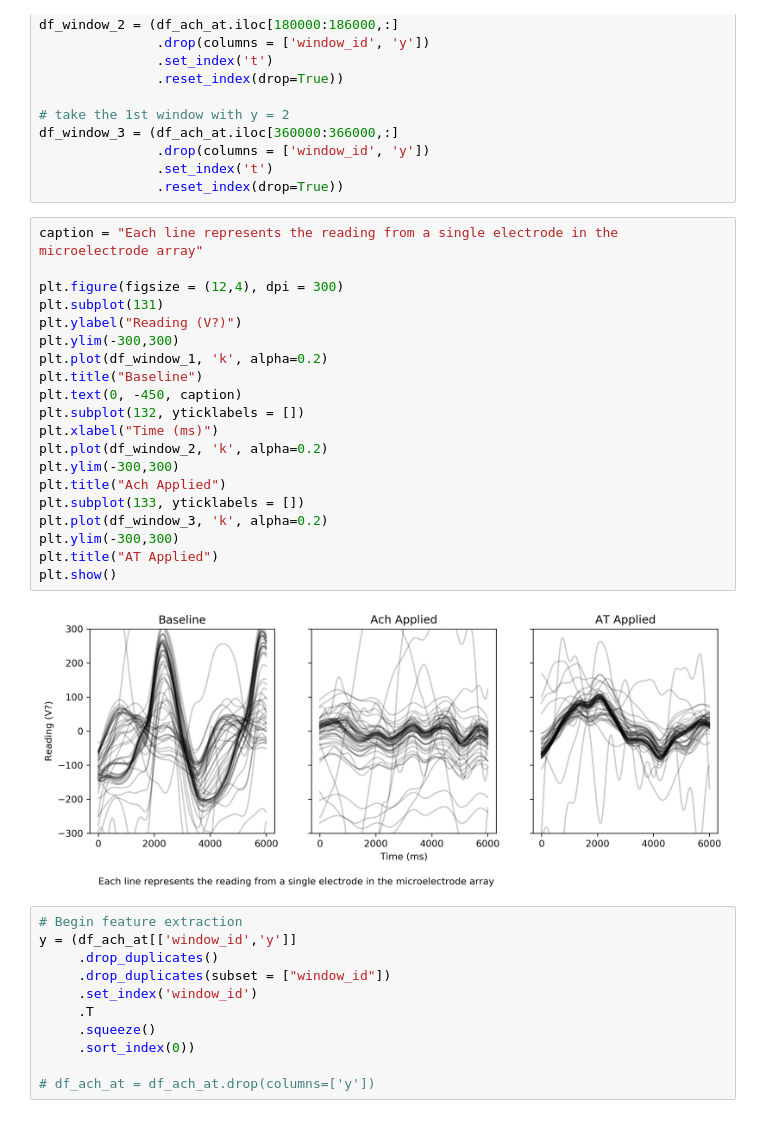
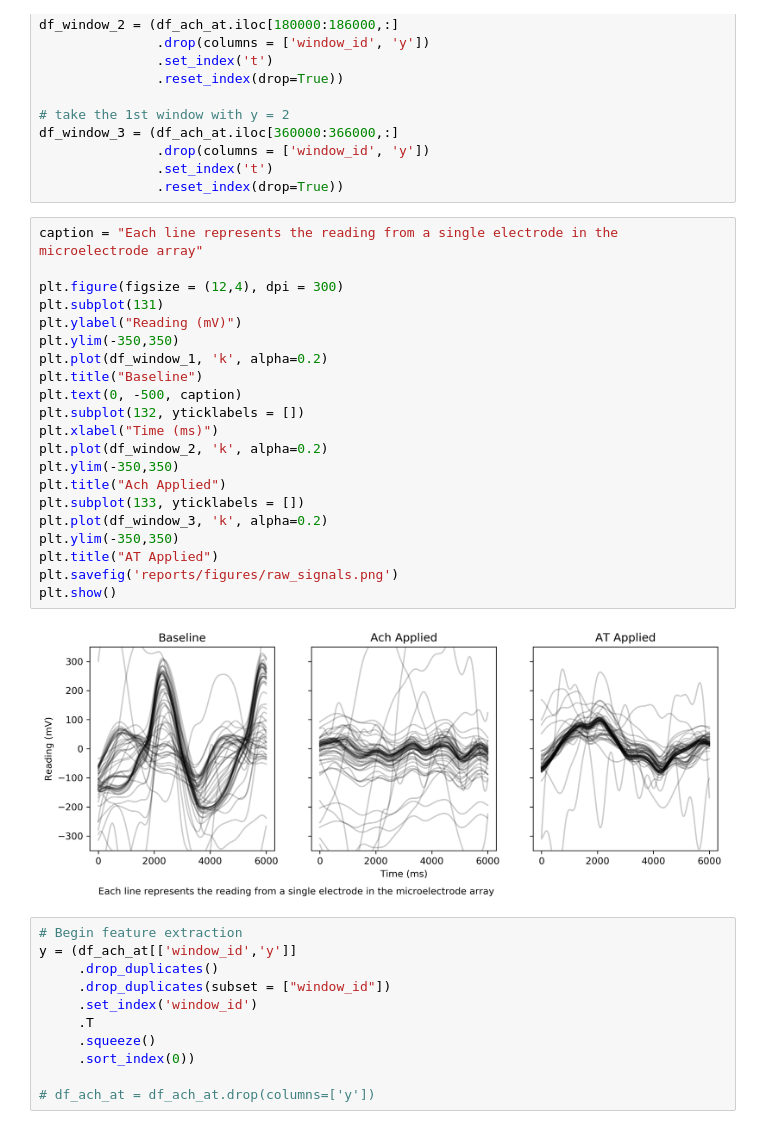
Before and after one commit to kartikey-vyas/GI-timeseries-classification, a Jupyter notebook: 5.1-kv-full-features.ipynb, the cells around one changed output. Drawn from its saved outputs; the diff is of its cells as text.

```diff
--- a/5.1-kv-full-features.ipynb
+++ b/5.1-kv-full-features.ipynb
@@ -43,25 +43,26 @@ df_window_3 = (df_ach_at.iloc[360000:366000,:]
 # %%
 caption = "Each line represents the reading from a single electrode in the microelectrode array"
 
 plt.figure(figsize = (12,4), dpi = 300)
 plt.subplot(131)
-plt.ylabel("Reading (V?)")
-plt.ylim(-300,300)
+plt.ylabel("Reading (mV)")
+plt.ylim(-350,350)
 plt.plot(df_window_1, 'k', alpha=0.2)
 plt.title("Baseline")
-plt.text(0, -450, caption)
+plt.text(0, -500, caption)
 plt.subplot(132, yticklabels = [])
 plt.xlabel("Time (ms)")
 plt.plot(df_window_2, 'k', alpha=0.2)
-plt.ylim(-300,300)
+plt.ylim(-350,350)
 plt.title("Ach Applied")
 plt.subplot(133, yticklabels = [])
 plt.plot(df_window_3, 'k', alpha=0.2)
-plt.ylim(-300,300)
+plt.ylim(-350,350)
 plt.title("AT Applied")
+plt.savefig('reports/figures/raw_signals.png')
 plt.show()
 # %% [output]
-[figure, old version]
+[figure, new version]
 # %%
 # Begin feature extraction
 y = (df_ach_at[['window_id','y']]
```
Also changed, not shown: parts of 1 cell of this notebook, 7 other files.
